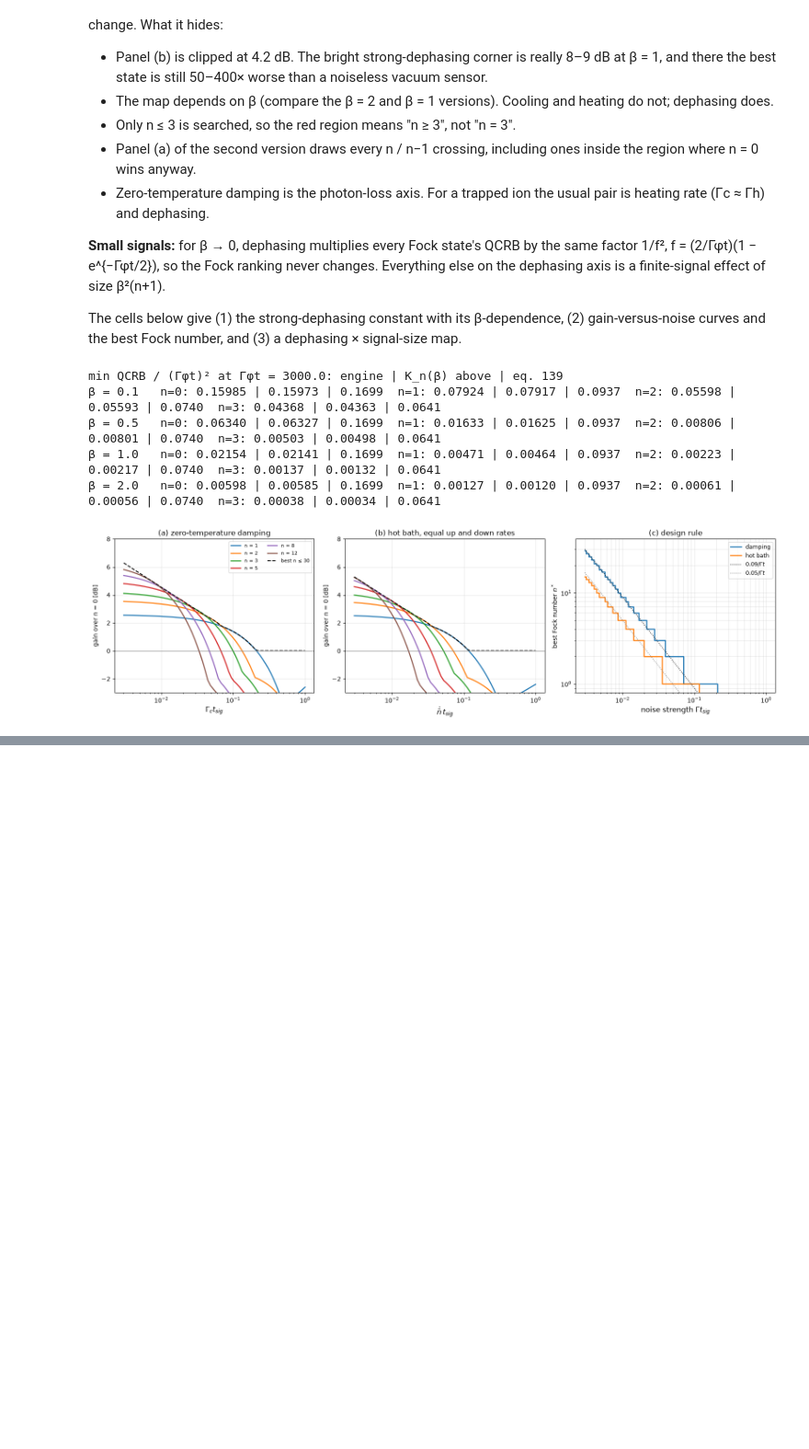
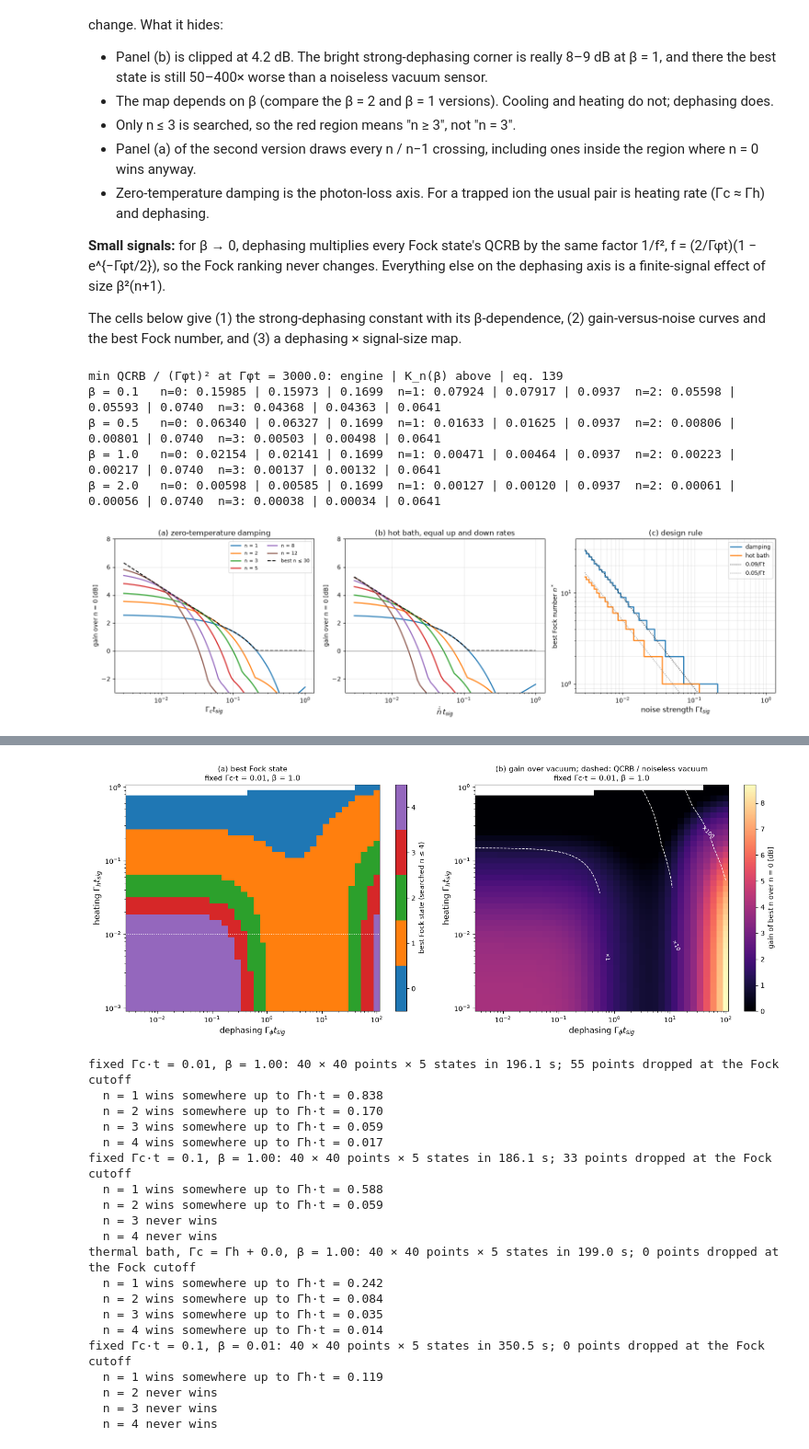
Before and after one commit to park2003/TestSQRLab, a Jupyter notebook: 1113_unified_qcrb.ipynb, the cells around one changed output, grey strips where cells are left out. Shown at 92% size. Drawn from its saved outputs; the diff is of its cells as text; code cells hidden in the pictures; blank space fills up the shorter version.

Commit message:
further heatmap analysis

```diff
--- a/1113_unified_qcrb.ipynb
+++ b/1113_unified_qcrb.ipynb
@@ -978,0 +987,80 @@ largest β = 3.00: winner n* along Γφt = 3 3 3 1 0 0 0 0
+# %%
+# Heating (y) × dephasing (x) atlas at a chosen cooling rate.
+#   thermal = false : Γc·t = Gc is held fixed while Γh is swept (the literal "fix the cooling" map).
+#   thermal = true  : Γc = Γh + Gc, a real thermal bath, where Gc = γ·t is the net damping. Gc = 0 is the hot-bath limit.
+function plot_heating_dephasing_atlas(; β=1.0, Gc=0.01, thermal=false, n_vals=collect(0:4), grid=40, d=61,
+                                      gphi_range=(10^-2.5, 1e2), gh_range=(1e-3, 1.0))
+    gps = 10 .^ range(log10(gphi_range[1]), log10(gphi_range[2]), length=grid)
+    ghs = 10 .^ range(log10(gh_range[1]), log10(gh_range[2]), length=grid)
+    αs = collect(0.05:0.015:2.6); Vs = readout_matrices(αs; d=d)
+    ψs = [squeezed_fock(n, 0.0, d) for n in n_vals]
+    Q = fill(NaN, length(n_vals), grid, grid); tails = zeros(grid, grid)
+    t0 = time()
+    Threads.@threads for idx in 1:(grid*grid)
+        ih, ip = fldmod1(idx, grid)
+        gc = thermal ? ghs[ih] + Gc : Gc
+        drv = Drive(β, gps[ip], gc, ghs[ih]; d=d)
+        for k in eachindex(n_vals)
+            ρ, dρ = propagate(ψs[k], drv)
+            Q[k, ih, ip] = minimum(qcrb_from_state(ρ, dρ, V) for V in Vs)
+            tails[ih, ip] = max(tails[ih, ip], sum(@view ρ[diagind(ρ)[end-4:end]]))
+        end
+    end
+    bad = tails .> 1e-6
+    best = dropdims(minimum(Q, dims=1), dims=1)
+    winner = Float64[n_vals[argmin(@view Q[:, i, j])] for i in 1:grid, j in 1:grid]
+    gain = 10 .* log10.(Q[1, :, :] ./ best)
+    winner[bad] .= NaN; gain[bad] .= NaN
+    label = thermal ? "thermal bath, Γc = Γh + $(Gc)" : "fixed Γc·t = $(Gc)"
+    @printf("%s, β = %.2f: %d × %d points × %d states in %.1f s; %d points dropped at the Fock cutoff\n", label, β, grid, grid, length(n_vals), time() - t0, count(bad))
+
+    colors = ["#1f77b4", "#ff7f0e", "#2ca02c", "#d62728", "#9467bd", "#8c564b", "#e377c2"][1:length(n_vals)]
+    fig, (ax1, ax2) = subplots(1, 2, figsize=(14.5, 5.8))
+    im1 = ax1.pcolormesh(gps, ghs, winner, cmap=PyPlot.matplotlib.colors.ListedColormap(colors),
+                         vmin=n_vals[1] - 0.5, vmax=n_vals[end] + 0.5, shading="nearest")
+    cb1 = fig.colorbar(im1, ax=ax1, ticks=n_vals); cb1.set_label("best Fock state (searched n ≤ $(n_vals[end]))")
+    thermal || ax1.axhline(Gc, color="white", ls=":", lw=1.2)          # above this line Γh > Γc: not a thermal bath
+    im2 = ax2.pcolormesh(gps, ghs, gain, cmap="magma", vmin=0, shading="nearest")
+    cb2 = fig.colorbar(im2, ax=ax2); cb2.set_label("gain of best n over n = 0 [dB]")
+    cs = ax2.contour(gps, ghs, log10.(best ./ (exp(1) / 4)), levels=[0.0, 1.0, 2.0], colors="white", linewidths=1.0, linestyles="--")
+    ax2.clabel(cs, fmt=Dict(0.0 => "×1", 1.0 => "×10", 2.0 => "×100"), fontsize=8)
+    for (ax, ttl) in ((ax1, "(a) best Fock state"), (ax2, "(b) gain over vacuum; dashed: QCRB / noiseless vacuum"))
+        ax.set_xscale("log"); ax.set_yscale("log")
+        ax.set_xlabel(L"dephasing $\Gamma_\phi t_{sig}$", fontsize=12); ax.set_ylabel(L"heating $\Gamma_h t_{sig}$", fontsize=12)
+        ax.set_title(ttl * "\n" * label * ", β = $(β)", fontsize=11)
+    end
+    tight_layout(); display(fig)
+
+    for n in n_vals[2:end]                                              # largest heating at which each n is still the winner
+        rows = [i for i in 1:grid if any(winner[i, :] .== n)]
+        isempty(rows) ? @printf("  n = %d never wins\n", n) : @printf("  n = %d wins somewhere up to Γh·t = %.3f\n", n, ghs[maximum(rows)])
+    end
+    return (gps=gps, ghs=ghs, Q=Q, winner=winner, gain=gain)
+end
+
+atlas_weak = plot_heating_dephasing_atlas(Gc=0.01);                 # weak fixed cooling
+atlas_c01  = plot_heating_dephasing_atlas(Gc=0.1);                  # the Γc·t = 0.1 case
+atlas_hot  = plot_heating_dephasing_atlas(Gc=0.0, thermal=true);    # realistic hot bath: Γc = Γh
+atlas_small = plot_heating_dephasing_atlas(Gc=0.1, β=0.01);         # small signal at Γc·t = 0.1
+# %% [output]
+[figure, added]
+fixed Γc·t = 0.01, β = 1.00: 40 × 40 points × 5 states in 196.1 s; 55 points dropped at the Fock cutoff
+  n = 1 wins somewhere up to Γh·t = 0.838
+  n = 2 wins somewhere up to Γh·t = 0.170
+  n = 3 wins somewhere up to Γh·t = 0.059
+  n = 4 wins somewhere up to Γh·t = 0.017
+fixed Γc·t = 0.1, β = 1.00: 40 × 40 points × 5 states in 186.1 s; 33 points dropped at the Fock cutoff
+  n = 1 wins somewhere up to Γh·t = 0.588
+  n = 2 wins somewhere up to Γh·t = 0.059
+  n = 3 never wins
+  n = 4 never wins
+thermal bath, Γc = Γh + 0.0, β = 1.00: 40 × 40 points × 5 states in 199.0 s; 0 points dropped at the Fock cutoff
+  n = 1 wins somewhere up to Γh·t = 0.242
+  n = 2 wins somewhere up to Γh·t = 0.084
+  n = 3 wins somewhere up to Γh·t = 0.035
+  n = 4 wins somewhere up to Γh·t = 0.014
+fixed Γc·t = 0.1, β = 0.01: 40 × 40 points × 5 states in 350.5 s; 0 points dropped at the Fock cutoff
+  n = 1 wins somewhere up to Γh·t = 0.119
+  n = 2 never wins
+  n = 3 never wins
+  n = 4 never wins
```
Also changed, not shown: parts of 19 cells of this notebook.
